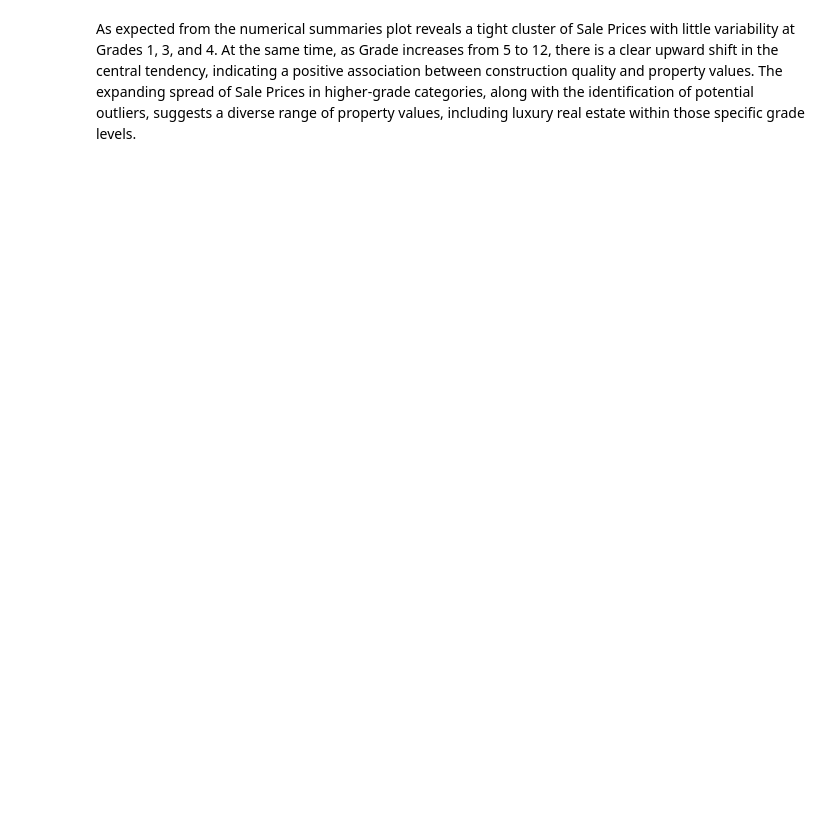
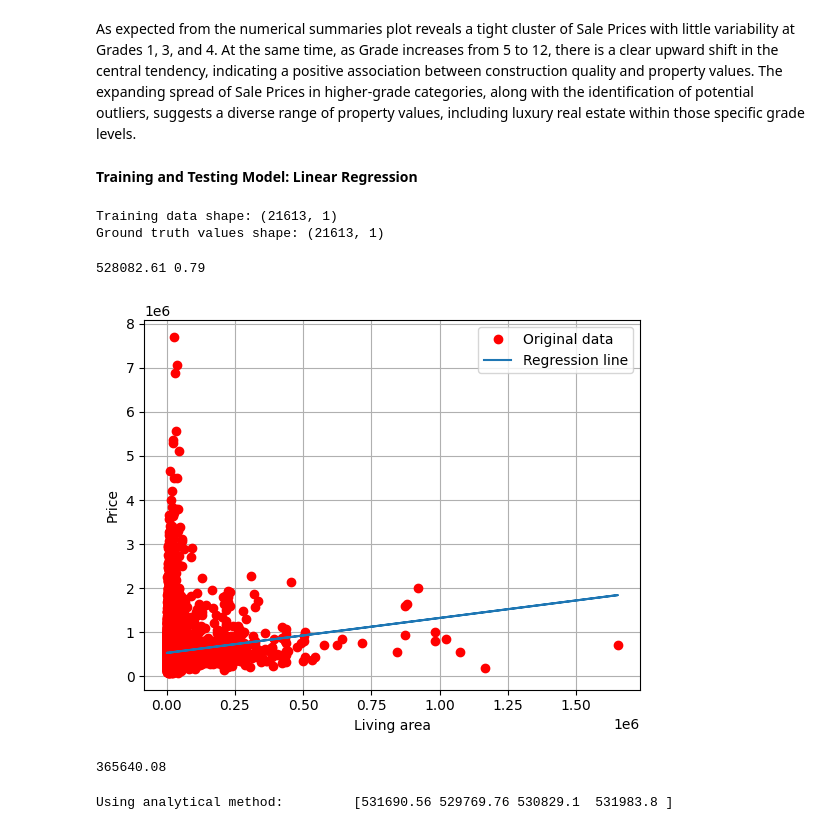
Before and after one commit to srraDs/STINTSY-MP, a Jupyter notebook: MP.ipynb, the cells around one changed output. Drawn from its saved outputs; the diff is of its cells as text; code cells hidden in the pictures; blank space fills up the shorter version.

Commit message:
added train and test: Linear Regression
train and test

```diff
--- a/MP.ipynb
+++ b/MP.ipynb
@@ -377,3 +387,22 @@ plt.show()
 [figure]
 # %% [markdown]
 As expected from the numerical summaries plot reveals a tight cluster of Sale Prices with little variability at Grades 1, 3, and 4. At the same time, as Grade increases from 5 to 12, there is a clear upward shift in the central tendency, indicating a positive association between construction quality and property values. The expanding spread of Sale Prices in higher-grade categories, along with the identification of potential outliers, suggests a diverse range of property values, including luxury real estate within those specific grade levels.
+# %% [markdown]
+**Training and Testing Model: Linear Regression**
+# %%
+with open('house_prices.csv', 'r') as csv_file:
+    raw_data = csv.reader(csv_file)
+    next(csv_file)
+    X_house = np.empty((0, 1), float)
+    y_house = np.empty((0, 1), float)
+    for row in raw_data:
+        X_house = np.vstack([X_house, np.array([float(row[6])])])  # column for living area
+        y_house = np.append(y_house, np.array([float(row[2])]))    # column for price
+
+y_house = np.expand_dims(y_house, 1)
+
+print('Training data shape:', X_house.shape)
+print('Ground truth values shape:', y_house.shape)
+# %% [output]
+Training data shape: (21613, 1)
+Ground truth values shape: (21613, 1)
@@ -379,0 +411,18 @@ As expected from the numerical summaries plot reveals a tight cluster of Sale Pr
+# %%
+print('{:.2f}'.format(float(W[0])), '{:.2f}'.format(float(W[1])))
+# %% [output]
+528082.61 0.79
+# %%
+y_predicted = analytical_method.predict(X_house)
+# %%
+fig, ax1 = plt.subplots()
+ax1.plot(X_house, y_house, 'ro', label='Original data')
+line1, = ax1.plot(X_house, y_predicted, label='Regression line')
+
+plt.ylabel('Price')
+plt.xlabel('Living area')
+ax1.legend()
+plt.grid()
+plt.show()
+# %% [output]
+[figure, added]
@@ -379,0 +431,5 @@ As expected from the numerical summaries plot reveals a tight cluster of Sale Pr
+# %%
+print('{:.2f}'.format(rmse))
+#RMSE (Root mean square error)
+# %% [output]
+365640.08
@@ -379,0 +441,4 @@ As expected from the numerical summaries plot reveals a tight cluster of Sale Pr
+# %%
+print('Using analytical method:\t', np.around(y_pred_analytical.flatten(), 2))
+# %% [output]
+Using analytical method:         [531690.56 529769.76 530829.1  531983.8 ]
```
Also changed, not shown: parts of 8 cells of this notebook, 3 other files.
